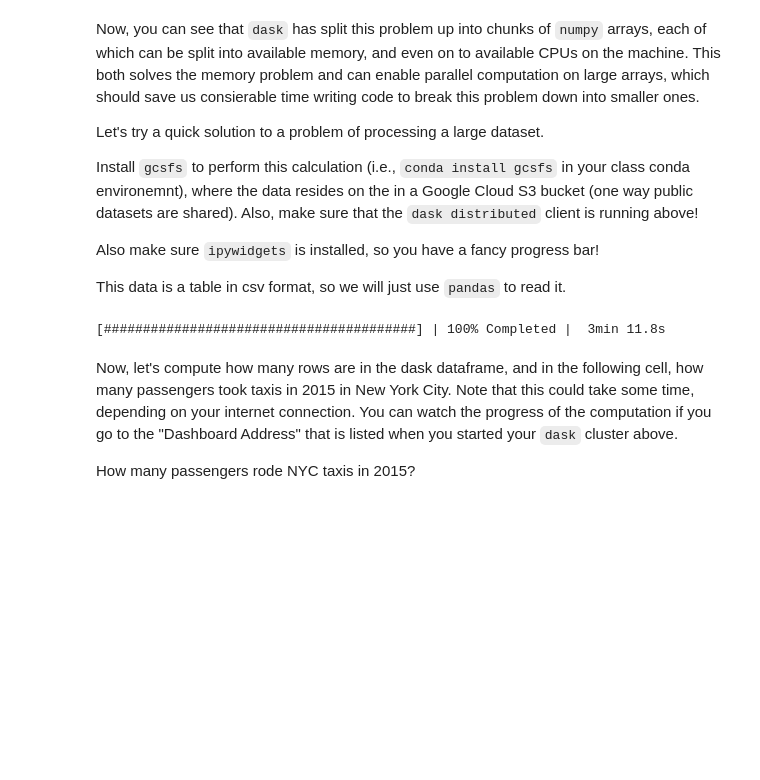
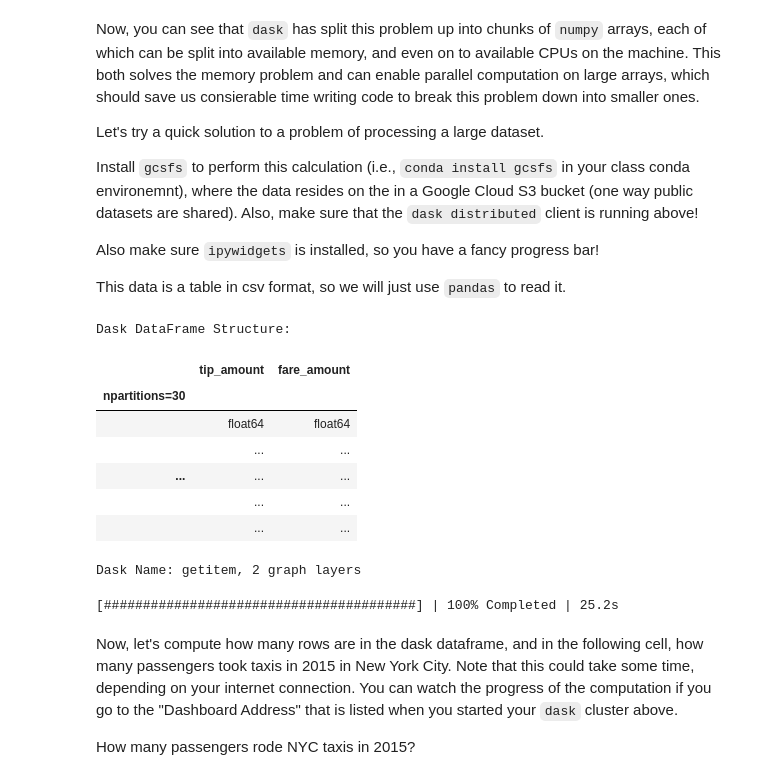
Before and after one commit to swnesbitt/ATMS-523-Module-2, a Jupyter notebook: M2N1_intro_to_dask.ipynb, the cells around one changed output. Drawn from its saved outputs; the diff is of its cells as text; code cells hidden in the pictures; blank space fills up the shorter version.

```diff
--- a/M2N1_intro_to_dask.ipynb
+++ b/M2N1_intro_to_dask.ipynb
@@ -80,16 +87,29 @@ This data is a table in csv format, so we will just use `pandas` to read it.
 # %%
 import dask
 import dask.dataframe as dd
+# browse here: https://console.cloud.google.com/storage/browser/anaconda-public-data/nyc-taxi/csv;tab=objects?prefix=&forceOnObjectsSortingFiltering=false
 
-df = dd.read_csv('gcs://anaconda-public-data/nyc-taxi/csv/2015/yellow_tripdata_2015-*.csv',
+df = dd.read_csv('gcs://anaconda-public-data/nyc-taxi/csv/2015/yellow_tripdata_2015-02.csv',
                  storage_options={'token': 'anon'}, dtype={'extra': 'float64',
                 'tolls_amount': 'float64'},
-                 parse_dates=['tpep_pickup_datetime', 'tpep_dropoff_datetime']).persist()
+                 parse_dates=['tpep_pickup_datetime', 'tpep_dropoff_datetime'])[['tip_amount','fare_amount']]
+# %%
+df
+# %% [output]
+Dask DataFrame Structure:
+|  | tip_amount | fare_amount |
+| npartitions=30 |  |  |
+|  | float64 | float64 |
+|  | ... | ... |
+| ... | ... | ... |
+|  | ... | ... |
+|  | ... | ... |
+Dask Name: getitem, 2 graph layers
 # %%
-df = df.persist()
-progress(df, notebook=False)
+#df = df.persist()
+#progress(df, notebook=False)
 # %% [output]
-[########################################] | 100% Completed |  3min 11.8s
+[########################################] | 100% Completed | 25.2s
 # %% [markdown]
 Now, let's compute how many rows are in the dask dataframe, and in the following cell, how many passengers took taxis in 2015 in New York City.  Note that this could take some time, depending on your internet connection.  You can watch the progress of the computation if you go to the "Dashboard Address" that is listed when you started your `dask` cluster above.
 
```
Also changed, not shown: parts of 5 cells of this notebook, 2 other files.
